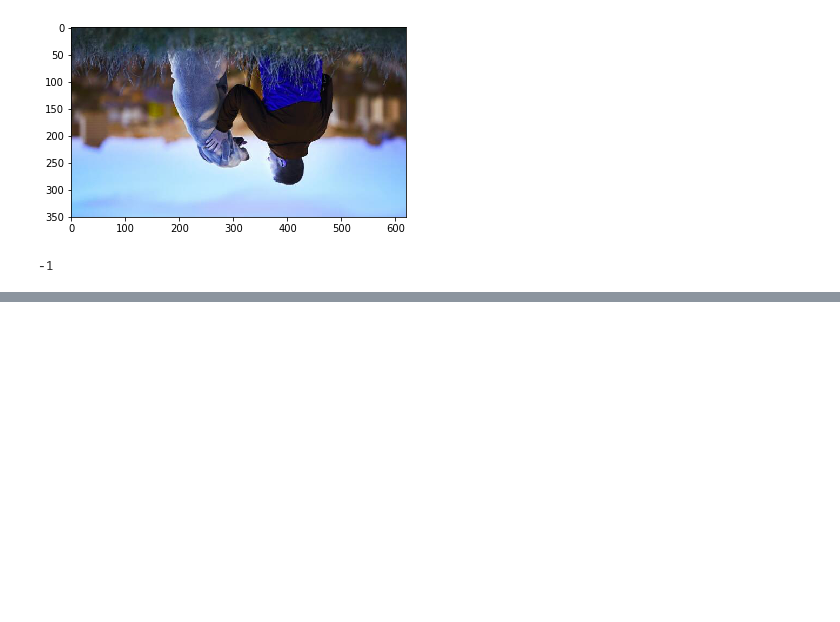
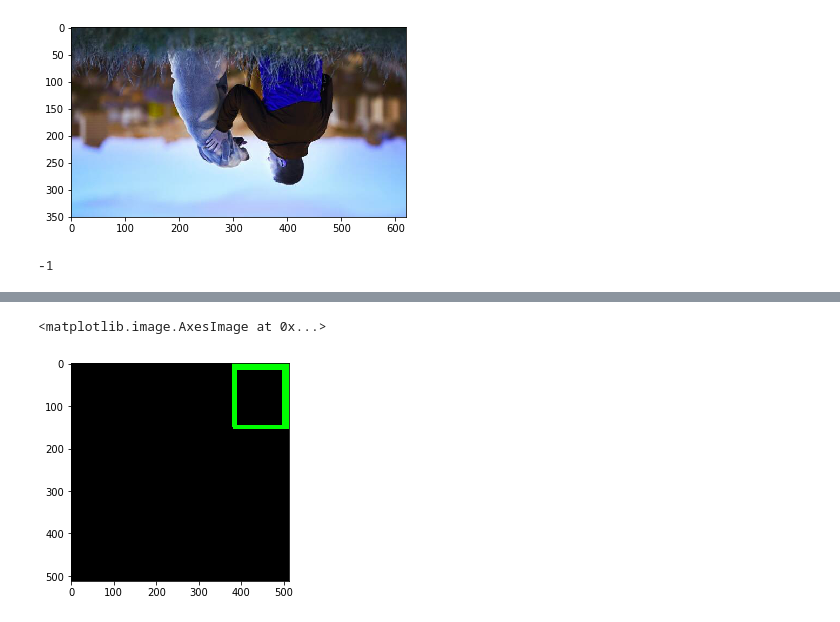
Before and after one commit to rokhirawlo/Opencv, a Jupyter notebook: work-with-images.ipynb, the cells around one changed output, grey strips where cells are left out. Saved outputs shown, nothing was run; the diff lists cells and outputs as text; code cells hidden in the pictures; blank space fills up the shorter version.

```diff
--- a/work-with-images.ipynb
+++ b/work-with-images.ipynb
@@ -86,0 +122,5 @@ cv2.waitKey()
+# %%
+plt.imshow(blank_images)
+# %% [output]
+<matplotlib.image.AxesImage at 0x...>
+[figure, added]
```
Also changed, not shown: parts of 19 cells of this notebook.
